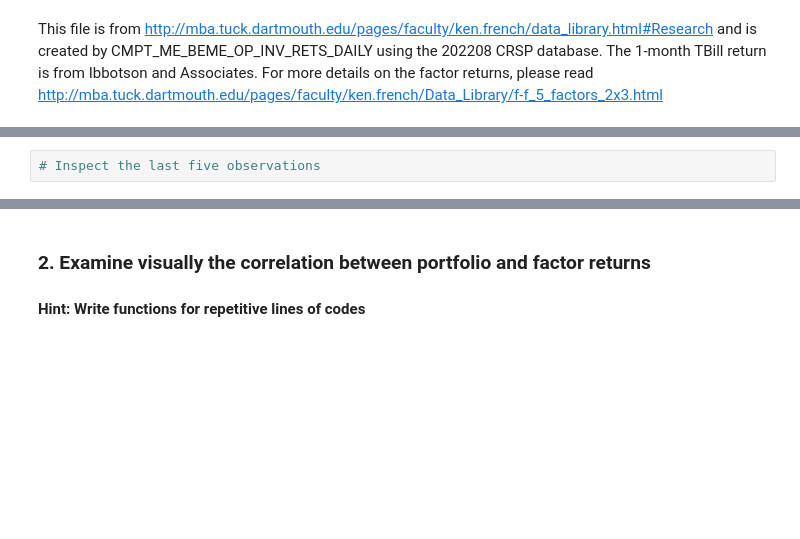
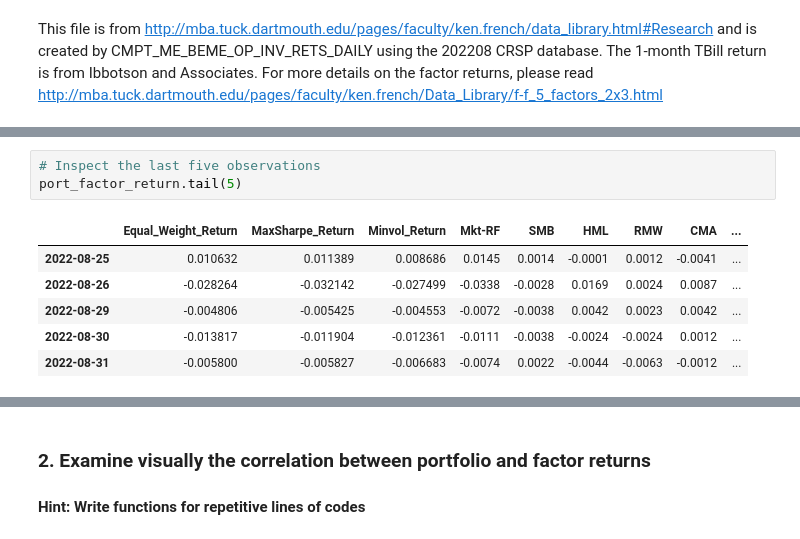
Before and after one commit to steveshao1213/Biz_Datalab4, a Jupyter notebook: Data Lab 4 Guide.ipynb, the cells around one changed output, grey strips where cells are left out. Cells and saved outputs as stored; diff of their text form; blank space fills up the shorter version.

```diff
--- a/Data Lab 4 Guide.ipynb
+++ b/Data Lab 4 Guide.ipynb
@@ -261,5 +233,13 @@ DatetimeIndex(['1970-01-01 00:00:00.019630701',
 # %%
 # Inspect the last five observations
+port_factor_return.tail(5)
+# %% [output]
+|  | Equal_Weight_Return | MaxSharpe_Return | Minvol_Return | Mkt-RF | SMB | HML | RMW | CMA | ... |
+| 2022-08-25 | 0.010632 | 0.011389 | 0.008686 | 0.0145 | 0.0014 | -0.0001 | 0.0012 | -0.0041 | ... |
+| 2022-08-26 | -0.028264 | -0.032142 | -0.027499 | -0.0338 | -0.0028 | 0.0169 | 0.0024 | 0.0087 | ... |
+| 2022-08-29 | -0.004806 | -0.005425 | -0.004553 | -0.0072 | -0.0038 | 0.0042 | 0.0023 | 0.0042 | ... |
+| 2022-08-30 | -0.013817 | -0.011904 | -0.012361 | -0.0111 | -0.0038 | -0.0024 | -0.0024 | 0.0012 | ... |
+| 2022-08-31 | -0.005800 | -0.005827 | -0.006683 | -0.0074 | 0.0022 | -0.0044 | -0.0063 | -0.0012 | ... |
 # %%
 factors = ['Mkt-RF', 'SMB', 'HML', 'RMW', 'CMA']
 portfolio_return = ['portfolio_ew', 'portfolio_maxsharpe', 'portfolio_minvol']
```
Also changed, not shown: parts of 10 cells of this notebook.
